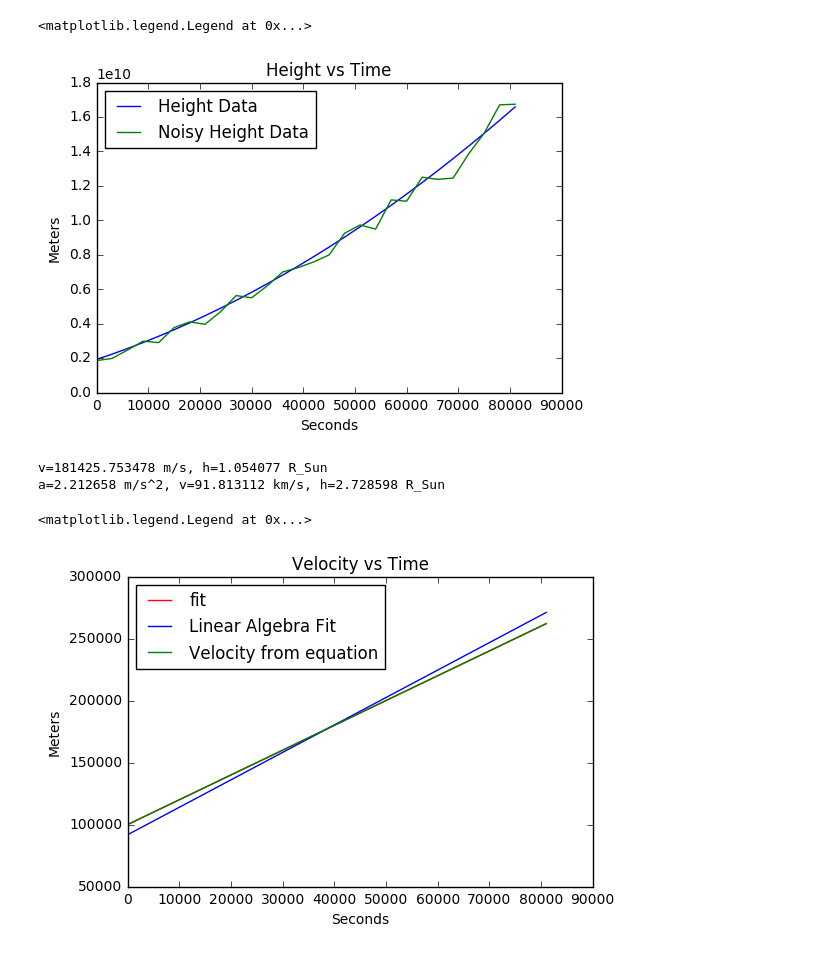
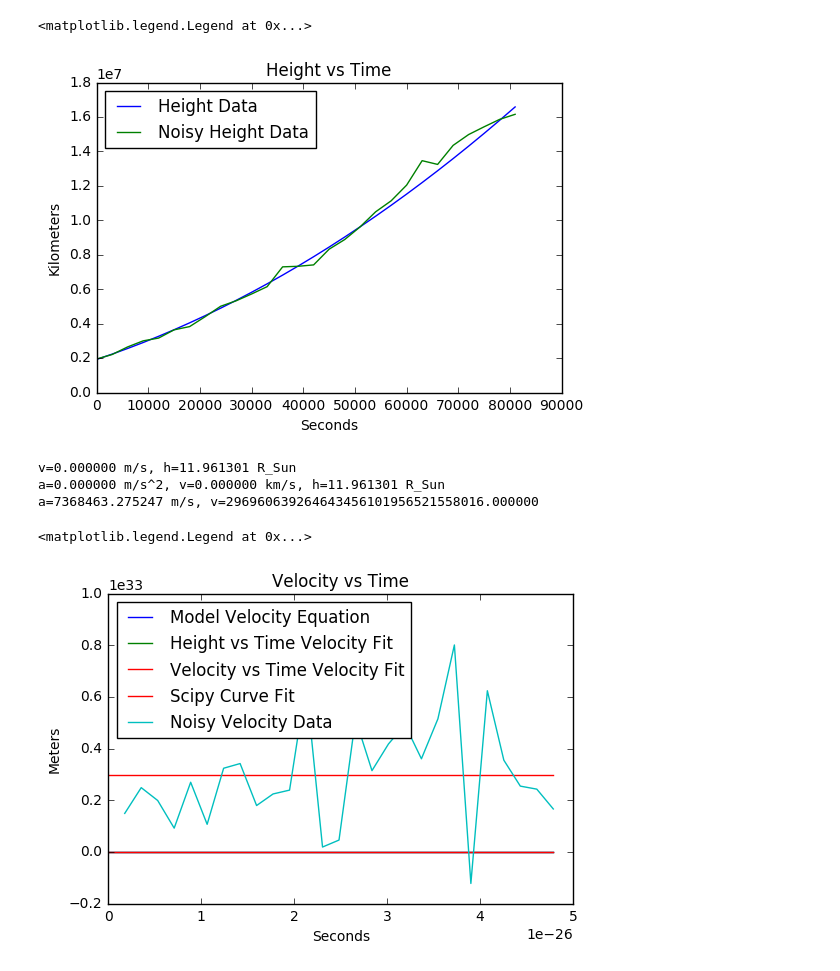
Before and after one commit to speerbetsy/analyzing_cme_speed, a Jupyter notebook: notebooks/fake_data_height_time.ipynb, the cells around one changed output. Saved outputs shown, nothing was run; the diff lists cells and outputs as text; code cells hidden in the pictures.

Commit message:
graphs turned out a bit funny after trying to convert from m to km and seconds to minutes but equations and methods are correct, reference previous commit to fix those errors

```diff
--- a/notebooks/fake_data_height_time.ipynb
+++ b/notebooks/fake_data_height_time.ipynb
@@ -19,10 +19,10 @@ sys.path.insert(0, 'C:/Users/Betsy/Documents/TCD/cmevo/functions')
 import cme_graphing
 # %%
 #based off Dec 19, 1996 data
-delta_time = 50.0 * 60.0 # 15 minutes apart for recordings, times 60 to get seconds
-h_0 = 2.76 * 6.95700e8 #height is 2.76 solar radius, in m. Grabbed from 1996
-v_0 = 100  *1000 #velocity is 100 m/s
-a_0 = 2 # m/s^2
+delta_time = 50.0 * 60.0 # 50 minutes apart for recordings, times 60 to get seconds 50
+h_0 = 2.76 * 6.95700e5 #height is 2.76 solar radius, in km. Grabbed from 1996
+v_0 = 100   #velocity is 100 km/s
+a_0 = 0.002 # km/s^2
 
 time = np.arange(0.0, 1400.0*60, delta_time)
 h = h_0 + (v_0 * time) + (0.5 * (time**2) * a_0) #fake height data
@@ -30,41 +30,51 @@ noise_h = h + (h * np.random.normal(scale=0.05, size=len(h))) #data with noise
 # %%
 plt.title("Height vs Time")
 plt.xlabel('Seconds')
-plt.ylabel('Meters')
+plt.ylabel('Kilometers')
 plt.plot(time, h, label='Height Data')
 plt.plot(time, noise_h, label='Noisy Height Data')
 plt.legend(loc=2)
 # %% [output]
 <matplotlib.legend.Legend at 0x...>
-[figure, old version]
+[figure, new version]
 # %%
 #Velocity 1: Model equation
 v = cme_graphing.velocity(time, v_0, a_0) #velocity function (in m/s) (also fitting function)
 v_noise = np.random.normal(scale=0.01, size=len(h))
 v_data = v + v_noise
 
 #Velocity 2: Linear Algebra Least-squares method
 A = np.vstack([time, np.ones(len(time))]).T
 lin = np.linalg.lstsq(A, noise_h)[0] #grabs values for velocity
-
 A = np.vstack([time**2, time, np.ones(len(time))]).T
 quad = np.linalg.lstsq(A, noise_h)[0] #grabs values for acceleration and velocity
-print('v=%f m/s, h=%f R_Sun' % (lin[0], lin[1]/6.95700e8))
-print('a=%f m/s^2, v=%f km/s, h=%f R_Sun' % (quad[0]*2, quad[1]/1000, quad[2]/6.95700e8))
+fit_noisy_h = quad[1] + (time * quad[0]*2) #quad1=velocity, quad0=acceleration
+print('v=%f m/s, h=%f R_Sun' % (lin[0], lin[1]/6.95700e5))
+print('a=%f m/s^2, v=%f km/s, h=%f R_Sun' % ((quad[0]*2), quad[1], quad[2]/6.95700e5))
 
-#Velocity 3: Plt curve fit function
+#Velocity 3: GOOD
+noisy_v=cme_graphing.get_derivative(noise_h, time)
+A = np.vstack([time, np.ones(len(time))]).T
+lin = np.linalg.lstsq(A[1:], noisy_v)[0]
+fit_noisy_v = lin[1] + (time * lin[0])
+print('a=%f m/s, v=%f ' % (lin[0], lin[1]))
+
+#Velocity 4: Plt curve fit function
 popt, pcov = curve_fit(cme_graphing.velocity, time, v_data)
 
-fit_noisy_v = quad[1] + (time * quad[0]*2) #quad1=velocity, quad0=acceleration
+#Plotting
 plt.title("Velocity vs Time")
 plt.xlabel('Seconds')
 plt.ylabel('Meters')
-plt.plot(time, cme_graphing.velocity(time, *popt), 'r-', label='fit')
-plt.plot(time, fit_noisy_v, label='Linear Algebra Fit')
-plt.plot(time, v, label='Velocity from equation')
+plt.plot(time, v, label='Model Velocity Equation')
+plt.plot(time, fit_noisy_h, label='Height vs Time Velocity Fit')
+plt.plot(time, fit_noisy_v, label='Velocity vs Time Velocity Fit')
+plt.plot(time, cme_graphing.velocity(time, *popt), 'r-', label='Scipy Curve Fit')
+plt.plot(time[1:], noisy_v, label='Noisy Velocity Data')
 plt.legend(loc=2)
 # %% [output]
-v=181425.753478 m/s, h=1.054077 R_Sun
-a=2.212658 m/s^2, v=91.813112 km/s, h=2.728598 R_Sun
+v=0.000000 m/s, h=11.961301 R_Sun
+a=0.000000 m/s^2, v=0.000000 km/s, h=11.961301 R_Sun
+a=7368463.275247 m/s, v=296960639264643456101956521558016.000000
 <matplotlib.legend.Legend at 0x...>
-[figure, old version]
+[figure, new version]
```
Also changed, not shown: parts of 2 cells of this notebook, 1 other file.
